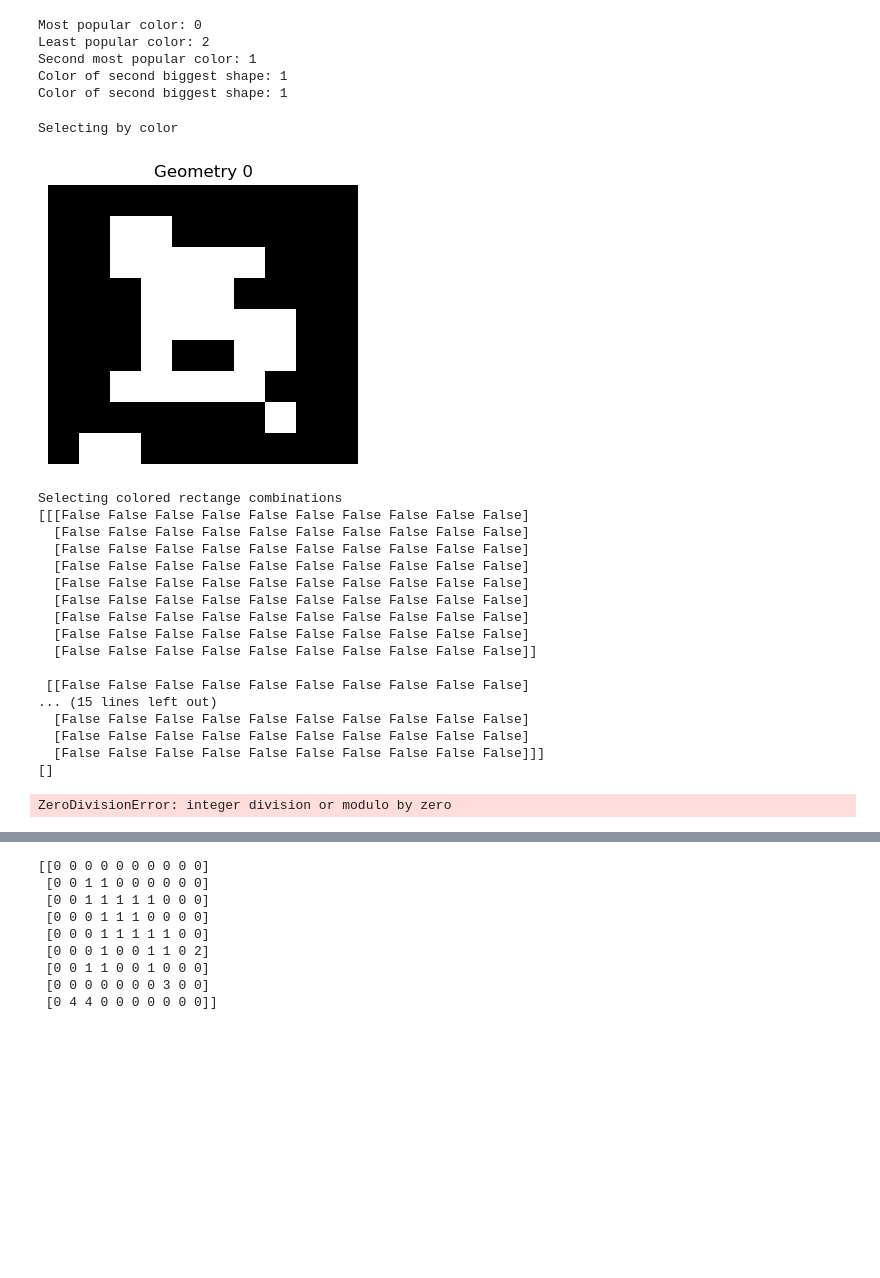
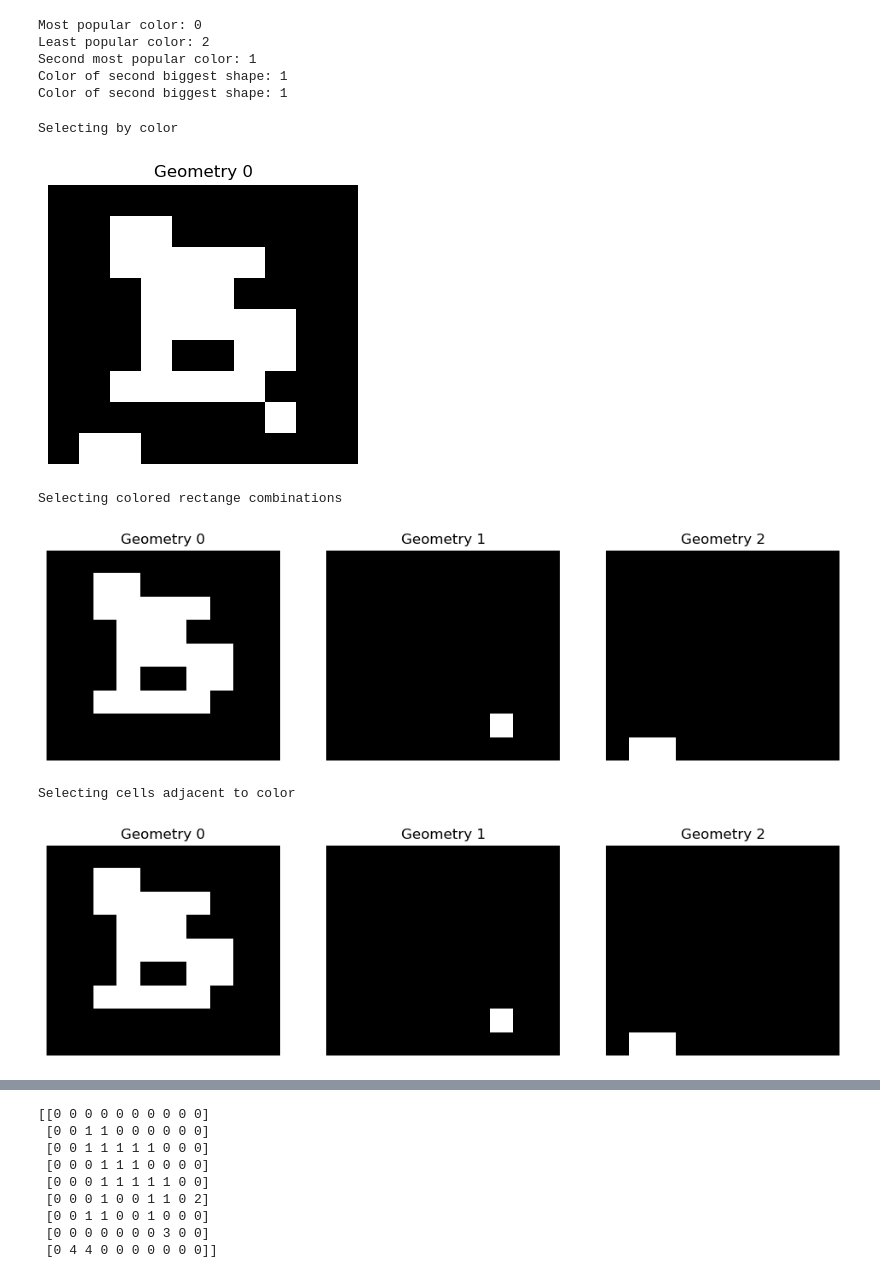
Before and after one commit to francescobraicovich/ARC2, a Jupyter notebook: code/exploration.ipynb, the cells around one changed output, grey strips where cells are left out. Saved outputs shown, nothing was run; the diff lists cells and outputs as text; code cells hidden in the pictures; blank space fills up the shorter version.

```diff
--- a/code/exploration.ipynb
+++ b/code/exploration.ipynb
@@ -75,46 +75,28 @@ Color of second biggest shape: 1
 # %%
 from dsl.select import Selector
 from dsl.utilities.plot import plot_selection
 from skimage.segmentation import find_boundaries
 
 sel = Selector(arr.shape)
 
 print('Selecting by color')
 selection = sel.select_color(arr, 1)
 plot_selection(selection)
+
 print('Selecting colored rectange combinations')
-selection3 = sel.select_rings(arr, 1)
-print(selection3)
+selection3 = sel.select_connected_shapes(arr, 1)
 plot_selection(selection3)
+
 print('Selecting cells adjacent to color')
-selection4 = sel.select_adjacent_to_color(arr, 1, 3)
+selection4 = sel.select_connected_shapes(arr, 1)
 plot_selection(selection4)
-selection4 = sel.select_adjacent_to_color_diag(arr, 1, 3)
-plot_selection(selection4)
-
-selection5 = sel.select_outer_border(arr, 1)
-plot_selection(selection5)
 # %% [output]
 Selecting by color
 [figure]
 Selecting colored rectange combinations
-[[[False False False False False False False False False False]
-  [False False False False False False False False False False]
-  [False False False False False False False False False False]
-  [False False False False False False False False False False]
-  [False False False False False False False False False False]
-  [False False False False False False False False False False]
-  [False False False False False False False False False False]
-  [False False False False False False False False False False]
-  [False False False False False False False False False False]]
-
- [[False False False False False False False False False False]
-... (15 lines left out)
-  [False False False False False False False False False False]
-  [False False False False False False False False False False]
-  [False False False False False False False False False False]]]
-[]
+[figure, added]
-ZeroDivisionError: integer division or modulo by zero
+Selecting cells adjacent to color
+[figure, added]
 # %%
 from dsl.transform import Transformer
 from dsl.utilities.plot import plot_grid_3d
```
Also changed, not shown: parts of 3 cells of this notebook.
